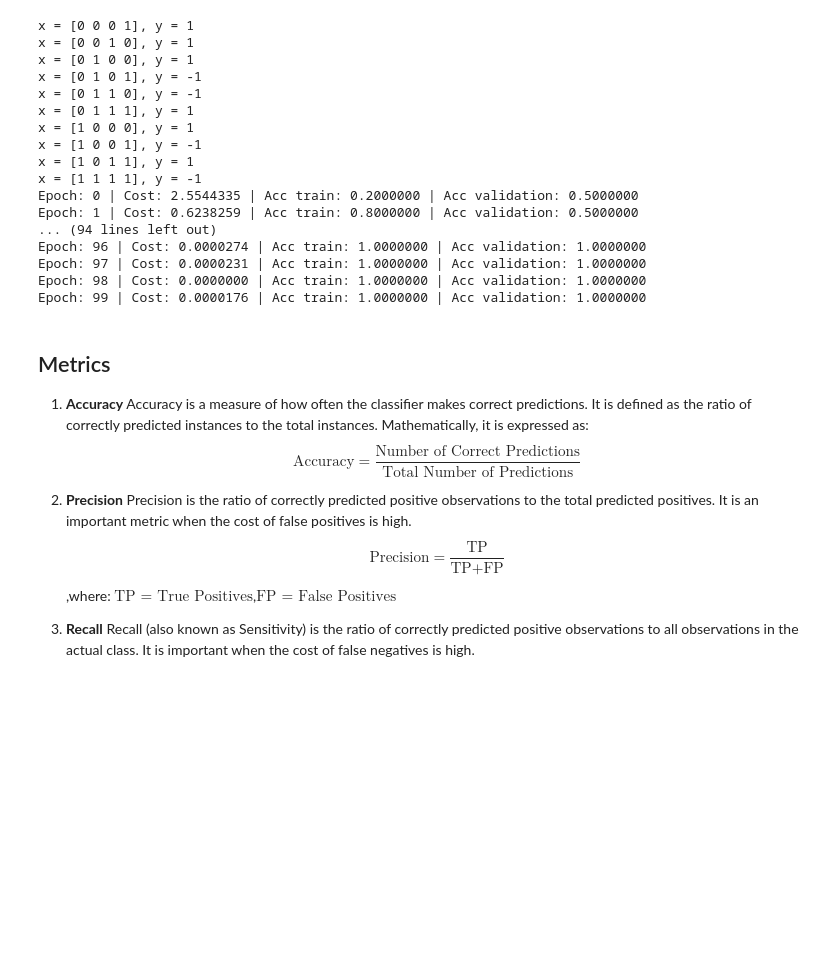
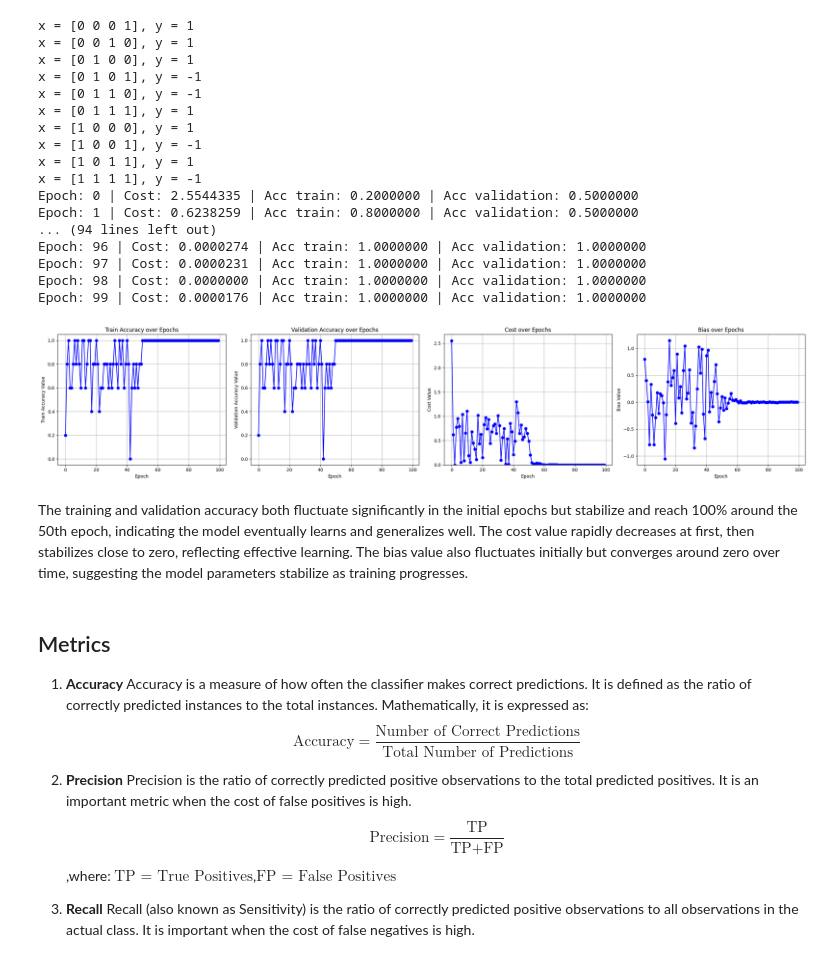
Before and after one commit to Martyna94/The_Detection_Duo, a Jupyter notebook: Task_2/Variational_Classifier.ipynb, the cells around one changed output. Cells and saved outputs as stored; diff of their text form; code cells hidden in the pictures; blank space fills up the shorter version.

```diff
--- a/Task_2/Variational_Classifier.ipynb
+++ b/Task_2/Variational_Classifier.ipynb
@@ -211,6 +231,19 @@ Epoch: 96 | Cost: 0.0000274 | Acc train: 1.0000000 | Acc validation: 1.0000000
 Epoch: 97 | Cost: 0.0000231 | Acc train: 1.0000000 | Acc validation: 1.0000000
 Epoch: 98 | Cost: 0.0000000 | Acc train: 1.0000000 | Acc validation: 1.0000000
 Epoch: 99 | Cost: 0.0000176 | Acc train: 1.0000000 | Acc validation: 1.0000000
+# %%
+from modules.utils import plot_metrics_over_epochs
+metrics_dict = {
+    'Train Accuracy': train_accuracies,
+    'Validation Accuracy': train_accuracies,
+    'Cost': costs,
+    'Bias': biases,
+}
+plot_metrics_over_epochs(metrics_dict)
+# %% [output]
+[figure, added]
+# %% [markdown]
+The training and validation accuracy both fluctuate significantly in the initial epochs but stabilize and reach 100% around the 50th epoch, indicating the model eventually learns and generalizes well. The cost value rapidly decreases at first, then stabilizes close to zero, reflecting effective learning. The bias value also fluctuates initially but converges around zero over time, suggesting the model parameters stabilize as training progresses.
 # %% [markdown]
 <a id="7"></a>
 ## Metrics
```
Also changed, not shown: parts of 10 cells of this notebook, 3 other files.
